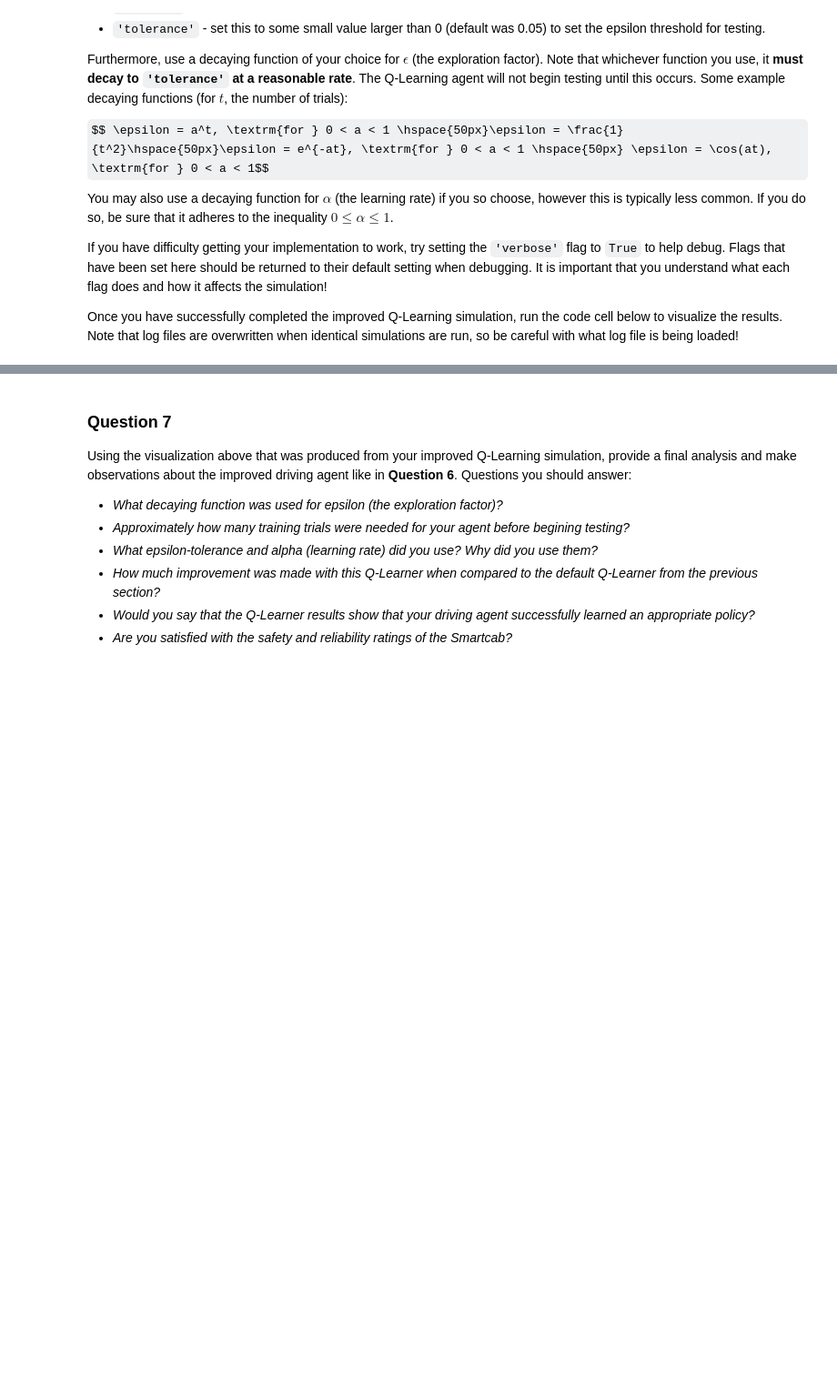
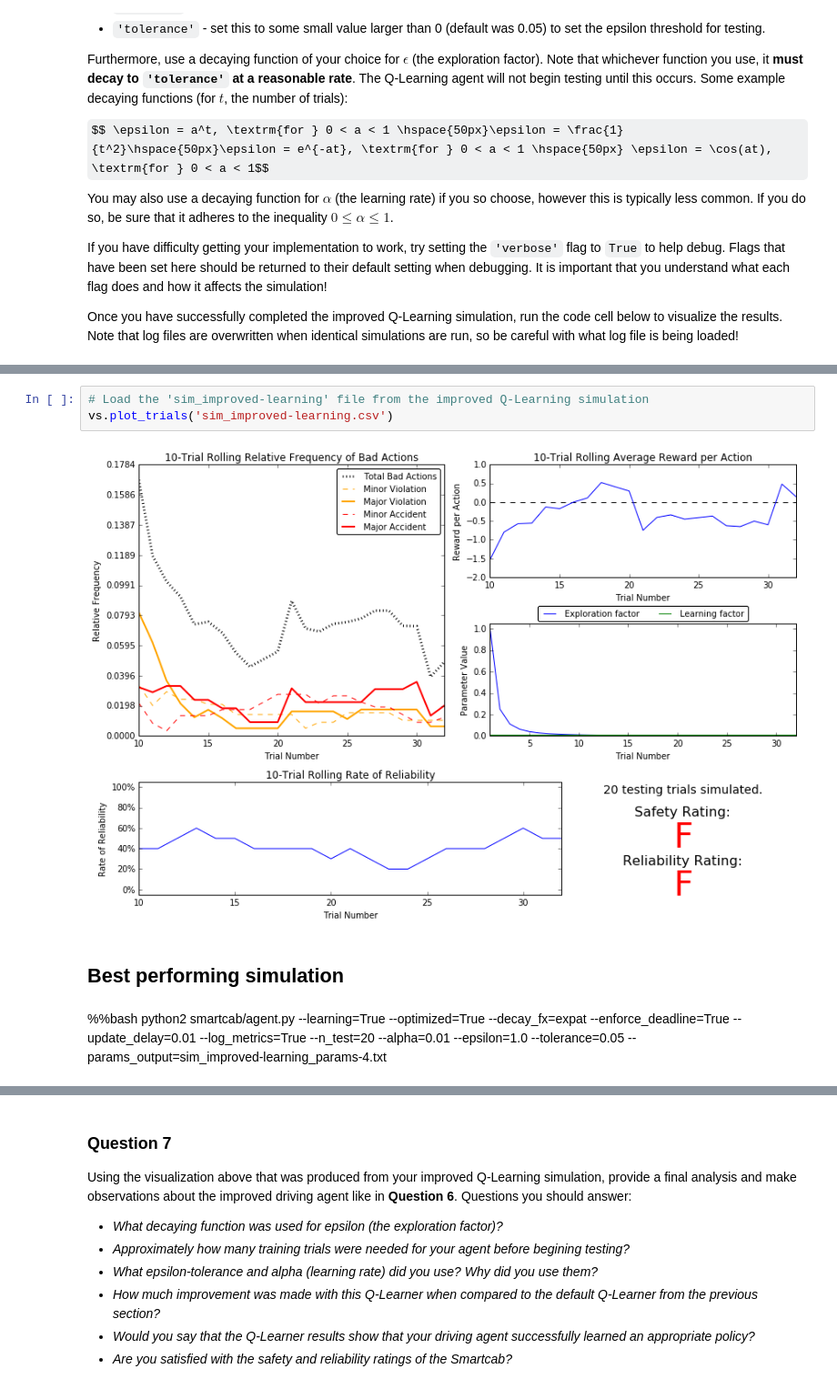
Before and after one commit to ajmaradiaga/MLND-SmartCab, a Jupyter notebook: smartcab.ipynb, the cells around one changed output, grey strips where cells are left out. Shown at 91% size. Cells and saved outputs as stored; diff of their text form; some formulas as TeX source; blank space fills up the shorter version.

```diff
--- a/smartcab.ipynb
+++ b/smartcab.ipynb
@@ -255,0 +340,10 @@ Once you have successfully completed the improved Q-Learning simulation, run the
+# %%
+# Load the 'sim_improved-learning' file from the improved Q-Learning simulation
+vs.plot_trials('sim_improved-learning.csv')
+# %% [output]
+[figure, added]
+# %% [markdown]
+## Best performing simulation
+# %% [markdown]
+%%bash
+python2 smartcab/agent.py --learning=True --optimized=True --decay_fx=expat --enforce_deadline=True --update_delay=0.01 --log_metrics=True --n_test=20 --alpha=0.01 --epsilon=1.0 --tolerance=0.05 --params_output=sim_improved-learning_params-4.txt
```
Also changed, not shown: parts of 31 cells of this notebook.
